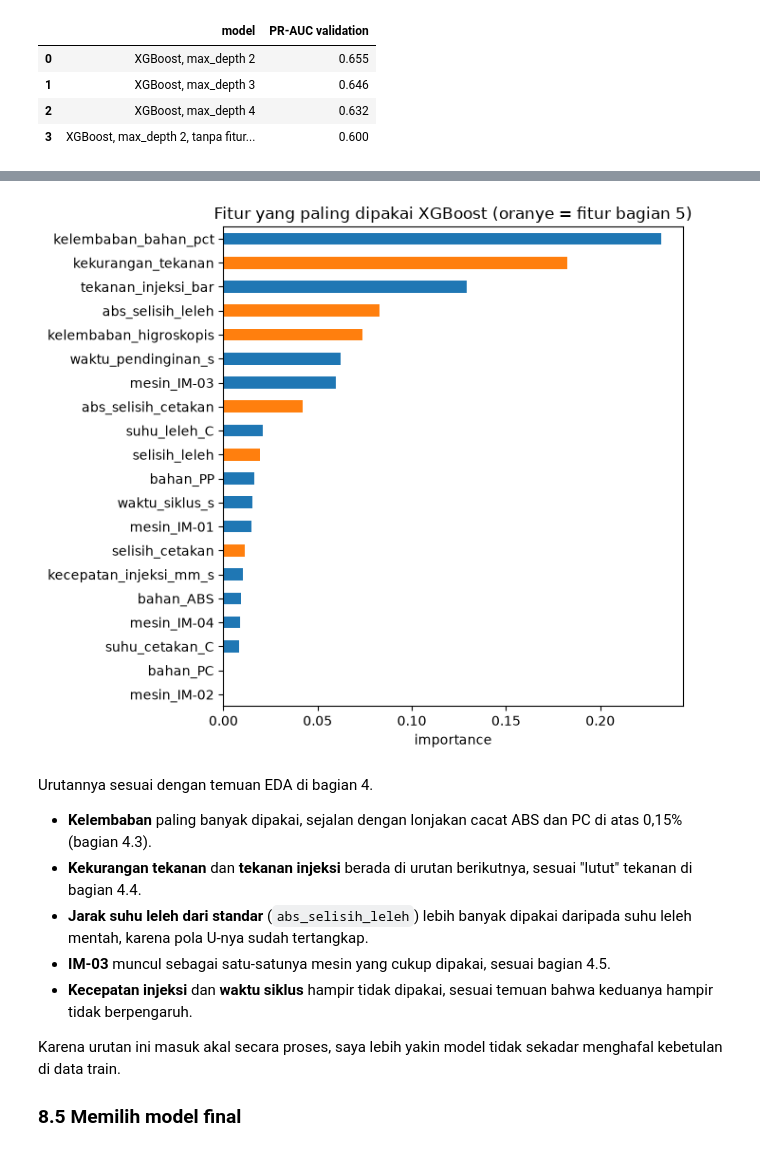
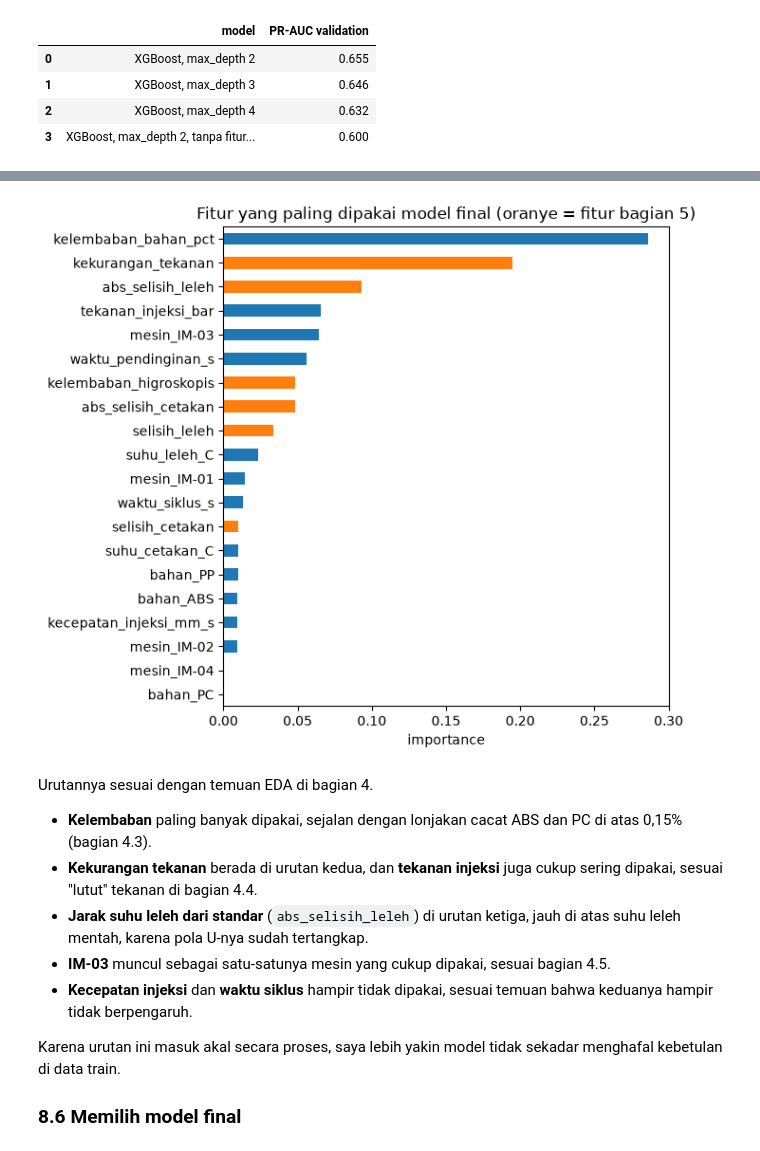
Before and after one commit to FarahAuliaKirana/qc-injection-molding, a Jupyter notebook: notebooks/qc_injection_molding.ipynb, the cells around one changed output, grey strips where cells are left out. Cells and saved outputs as stored; diff of their text form; code cells hidden in the pictures.

Commit message:
Notebook bagian 8: model final XGBoost tanpa scale_pos_weight supaya peluang sesuai kenyataan

```diff
--- a/notebooks/qc_injection_molding.ipynb
+++ b/notebooks/qc_injection_molding.ipynb
@@ -1807,0 +1817,33 @@ sendiri oleh model, misalnya standar suhu yang berbeda untuk setiap bahan.
+# %%
+from sklearn.metrics import brier_score_loss
+
+xgb_tanpa_bobot = buat_pipeline_fitur(
+    XGBClassifier(n_estimators=300, max_depth=2, learning_rate=0.05, random_state=RANDOM_STATE, n_jobs=-1),
+    KOLOM_ANGKA + FITUR_BARU)
+pr_auc_xgb_tanpa_bobot = pr_auc_validation(xgb_tanpa_bobot)
+
+proba_dengan_bobot = xgb_kedalaman_2.predict_proba(X_val)[:, 1]
+proba_tanpa_bobot = xgb_tanpa_bobot.predict_proba(X_val)[:, 1]
+
+
+def cek_peluang(proba):
+    # kelompokkan peluang dari model, lalu bandingkan dengan persentase cacat sebenarnya di setiap kelompok
+    tabel = pd.DataFrame({"peluang dari model": proba, "cacat sebenarnya": y_val.values})
+    kelompok = pd.cut(tabel["peluang dari model"], [0, 0.05, 0.1, 0.2, 0.4, 0.6, 0.8, 1.0])
+    hasil = tabel.groupby(kelompok, observed=True).mean()
+    hasil["jumlah komponen"] = tabel.groupby(kelompok, observed=True).size()
+    hasil.index.name = "kelompok peluang"
+    return hasil.round(3)
+
+
+print(f"Proporsi cacat sebenarnya di validation: {y_val.mean():.3f}")
+print(f"                      dengan bobot | tanpa bobot")
+print(f"Rata-rata peluang   : {proba_dengan_bobot.mean():12.3f} | {proba_tanpa_bobot.mean():.3f}")
+print(f"Brier score         : {brier_score_loss(y_val, proba_dengan_bobot):12.4f} | {brier_score_loss(y_val, proba_tanpa_bobot):.4f}")
+print(f"PR-AUC validation   : {pr_auc_xgb_2:12.3f} | {pr_auc_xgb_tanpa_bobot:.3f}")
+print()
+print("Dengan scale_pos_weight:")
+print(cek_peluang(proba_dengan_bobot).to_string())
+print()
+print("Tanpa scale_pos_weight:")
+print(cek_peluang(proba_tanpa_bobot).to_string())
@@ -1808,21 +1884,22 @@ sendiri oleh model, misalnya standar suhu yang berbeda untuk setiap bahan.
 # %%
-nama_fitur = [n.split("__")[1] for n in xgb_kedalaman_2.named_steps["preprocess"].get_feature_names_out()]
-penting = pd.Series(xgb_kedalaman_2.named_steps["model"].feature_importances_, index=nama_fitur).sort_values()
+nama_fitur = [n.split("__")[1] for n in xgb_tanpa_bobot.named_steps["preprocess"].get_feature_names_out()]
+penting = pd.Series(xgb_tanpa_bobot.named_steps["model"].feature_importances_, index=nama_fitur).sort_values()
 
 plt.figure(figsize=(7, 6))
 penting.plot.barh(color=["tab:orange" if n in FITUR_BARU else "tab:blue" for n in penting.index])
-plt.title("Fitur yang paling dipakai XGBoost (oranye = fitur bagian 5)")
+plt.title("Fitur yang paling dipakai model final (oranye = fitur bagian 5)")
 plt.xlabel("importance")
 plt.tight_layout()
 plt.show()
 # %% [output]
-[figure, old version]
+[figure, new version]
 # %% [markdown]
 Urutannya sesuai dengan temuan EDA di bagian 4.
 
 - **Kelembaban** paling banyak dipakai, sejalan dengan lonjakan cacat ABS dan PC di atas 0,15% (bagian 4.3).
-- **Kekurangan tekanan** dan **tekanan injeksi** berada di urutan berikutnya, sesuai "lutut" tekanan di bagian 4.4.
-- **Jarak suhu leleh dari standar** (`abs_selisih_leleh`) lebih banyak dipakai daripada suhu leleh mentah, karena pola
+- **Kekurangan tekanan** berada di urutan kedua, dan **tekanan injeksi** juga cukup sering dipakai, sesuai "lutut"
+  tekanan di bagian 4.4.
+- **Jarak suhu leleh dari standar** (`abs_selisih_leleh`) di urutan ketiga, jauh di atas suhu leleh mentah, karena pola
   U-nya sudah tertangkap.
 - **IM-03** muncul sebagai satu-satunya mesin yang cukup dipakai, sesuai bagian 4.5.
 - **Kecepatan injeksi** dan **waktu siklus** hampir tidak dipakai, sesuai temuan bahwa keduanya hampir tidak
@@ -1830,6 +1907,6 @@ Urutannya sesuai dengan temuan EDA di bagian 4.
 
 Karena urutan ini masuk akal secara proses, saya lebih yakin model tidak sekadar menghafal kebetulan di data train.
 
-### 8.5 Memilih model final
+### 8.6 Memilih model final
 # %%
 perbandingan_model = pd.DataFrame({
```
Also changed, not shown: parts of 14 cells of this notebook, 2 other files.
